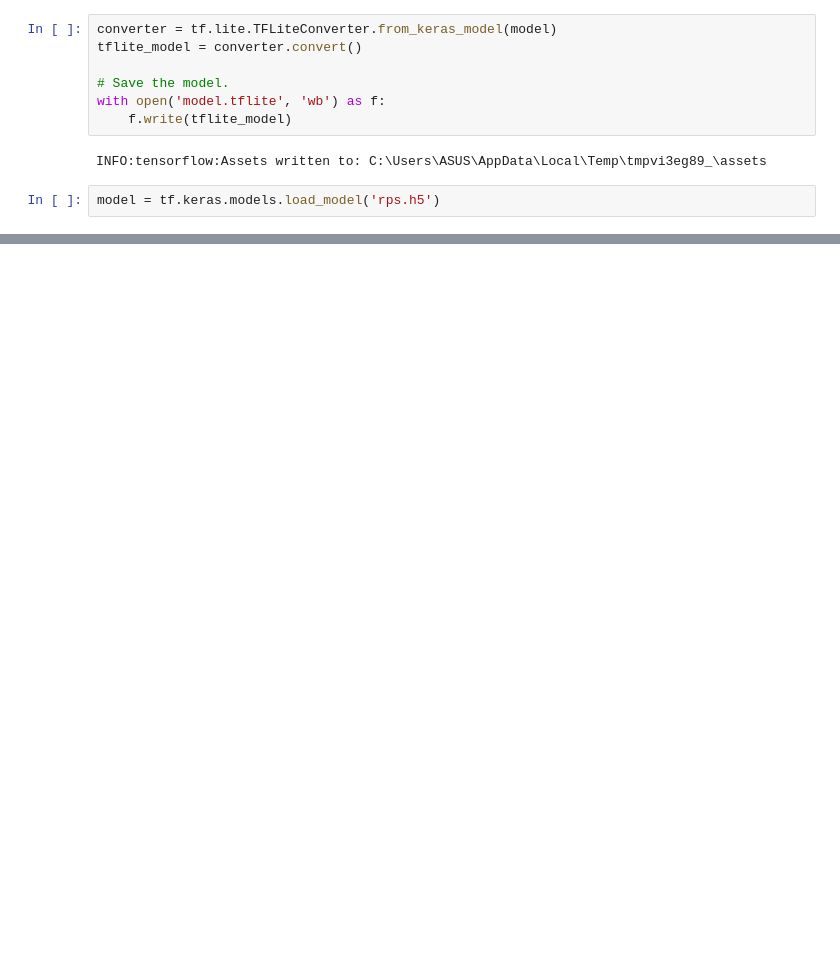
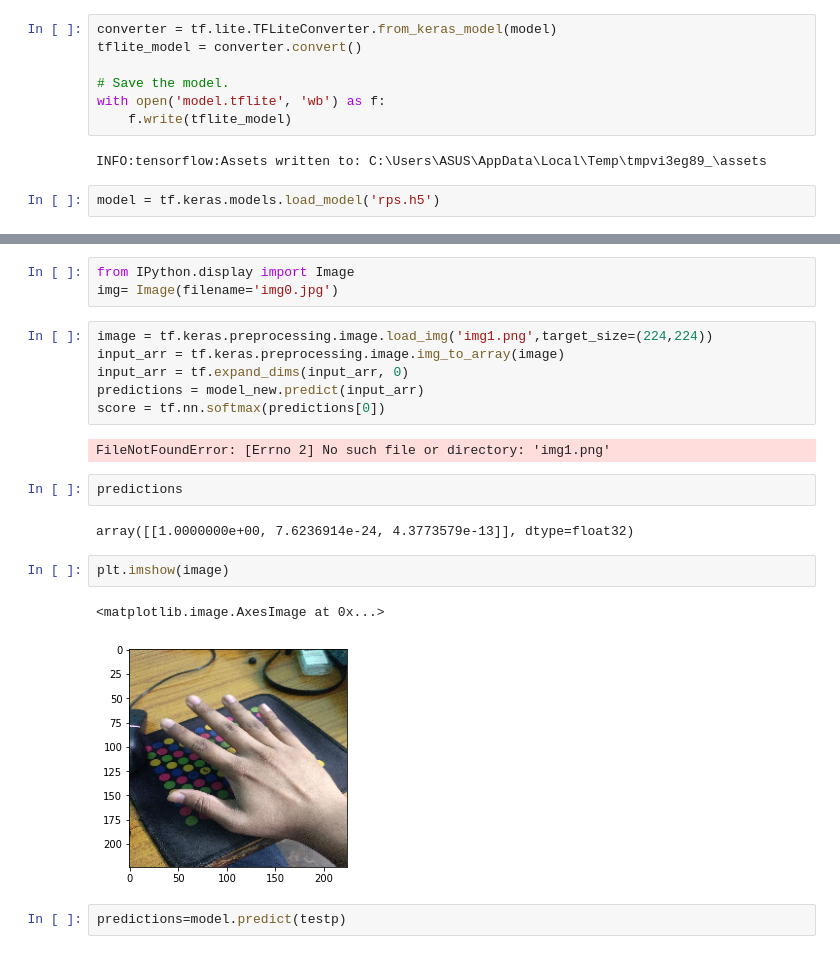
Before and after one commit to sks-07/Rock_Paper_Scissors, a Jupyter notebook: rps.ipynb, the cells around one changed output, grey strips where cells are left out. Saved outputs shown, nothing was run; the diff lists cells and outputs as text; blank space fills up the shorter version.

```diff
--- a/rps.ipynb
+++ b/rps.ipynb
@@ -135,0 +182,22 @@ model = tf.keras.models.load_model('rps.h5')
+# %%
+from IPython.display import Image
+img= Image(filename='img0.jpg')
+# %%
+image = tf.keras.preprocessing.image.load_img('img1.png',target_size=(224,224))
+input_arr = tf.keras.preprocessing.image.img_to_array(image)
+input_arr = tf.expand_dims(input_arr, 0)
+predictions = model_new.predict(input_arr)
+score = tf.nn.softmax(predictions[0])
+# %% [output]
+FileNotFoundError: [Errno 2] No such file or directory: 'img1.png'
+# %%
+predictions
+# %% [output]
+array([[1.0000000e+00, 7.6236914e-24, 4.3773579e-13]], dtype=float32)
+# %%
+plt.imshow(image)
+# %% [output]
+<matplotlib.image.AxesImage at 0x...>
+[figure, added]
+# %%
+predictions=model.predict(testp)
```
Also changed, not shown: parts of 21 cells of this notebook, 2 other files.
